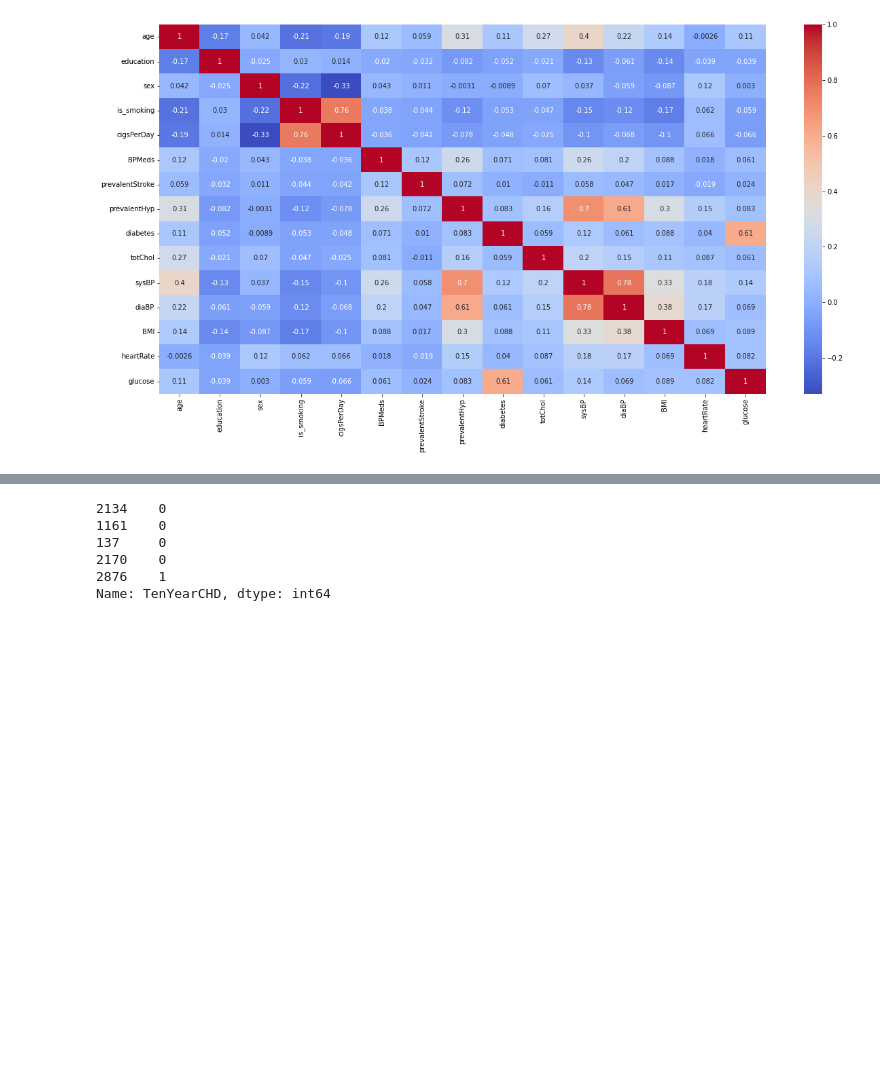
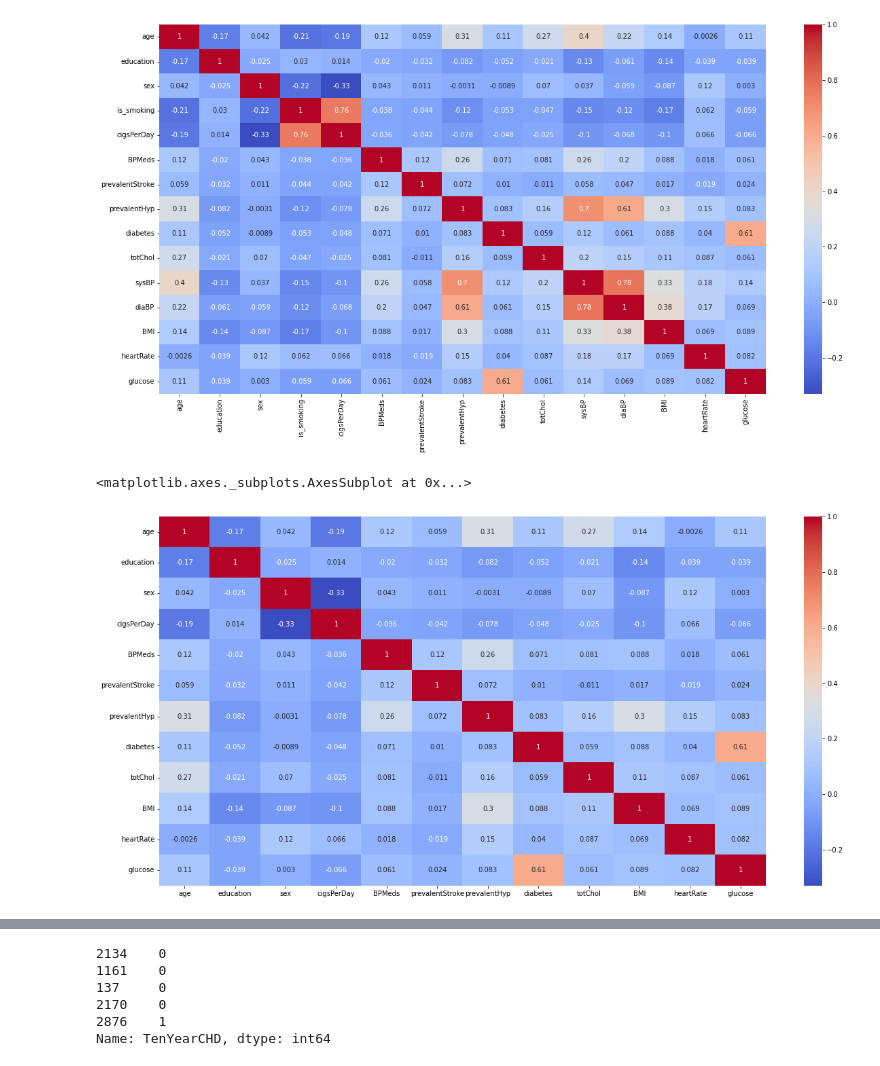
Before and after one commit to shub0411/Cardiovascular-Risk-Prediction, a Jupyter notebook: Cardiovascular_Risk_Prediction_Capstone_Project.ipynb, the cells around one changed output, grey strips where cells are left out. Saved outputs shown, nothing was run; the diff lists cells and outputs as text; code cells hidden in the pictures; blank space fills up the shorter version.

```diff
--- a/Cardiovascular_Risk_Prediction_Capstone_Project.ipynb
+++ b/Cardiovascular_Risk_Prediction_Capstone_Project.ipynb
@@ -432 +436,12 @@ sns.heatmap(correlation_calc,  annot=True, cmap="coolwarm")
+# %%
+independent_variables = ['age','education', 'sex', 'cigsPerDay', 'BPMeds',
+       'prevalentStroke', 'prevalentHyp', 'diabetes', 'totChol',
+        'BMI', 'heartRate', 'glucose']
+
+correlation_calc = cardio_df[independent_variables].corr()
+plt.figure(figsize=(20, 10))
+sns.heatmap(correlation_calc,  annot=True, cmap="coolwarm")
+# %% [output]
+<matplotlib.axes._subplots.AxesSubplot at 0x...>
+[figure, added]
 # %%
```
Also changed, not shown: parts of 51 cells of this notebook.
